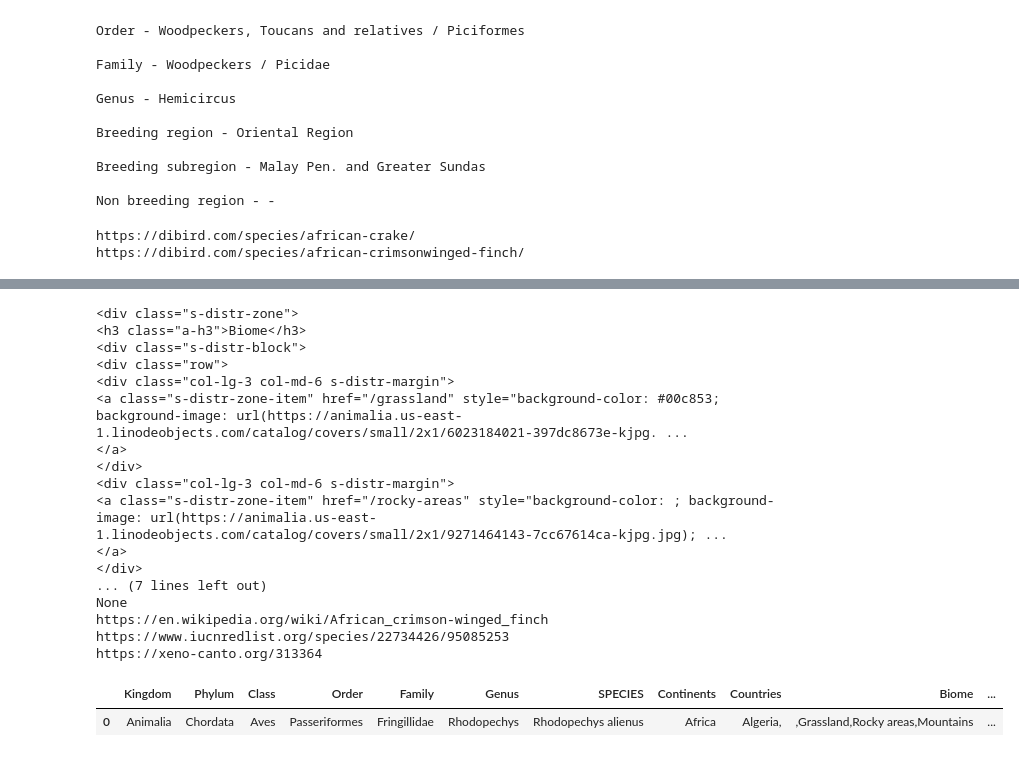
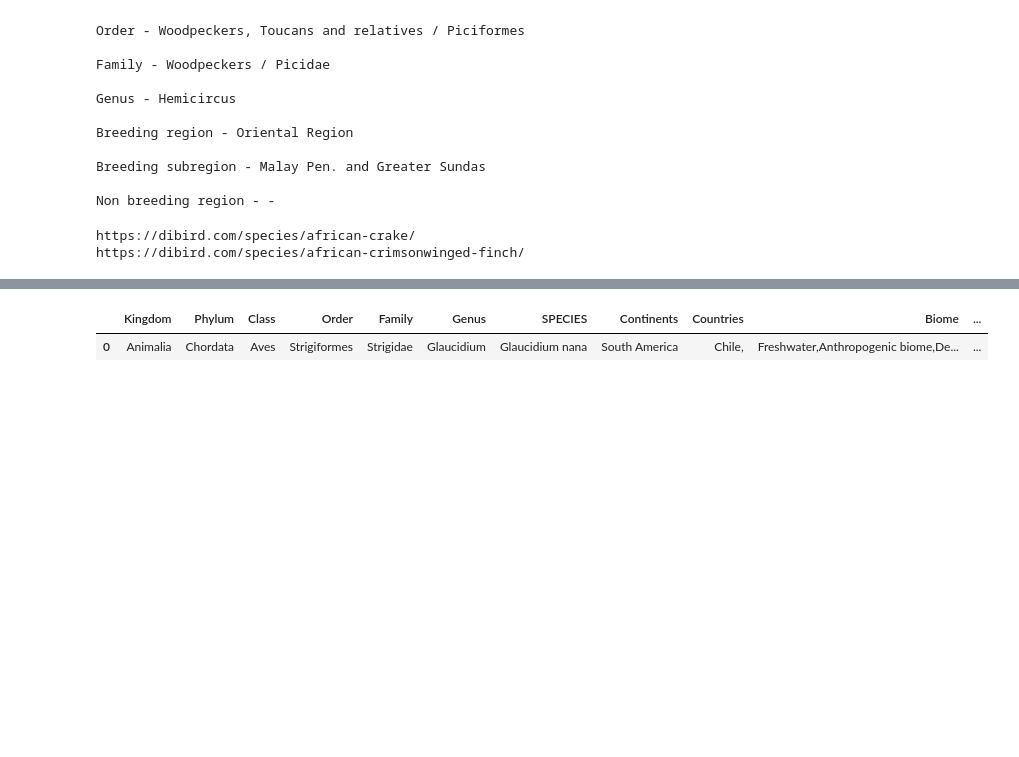
Before and after one commit to Mahanth-Maha/birds, a Jupyter notebook: scrape_datazone.ipynb, the cells around one changed output, grey strips where cells are left out. Saved outputs shown, nothing was run; the diff lists cells and outputs as text; code cells hidden in the pictures; blank space fills up the shorter version.

Commit message:
animalia

```diff
--- a/scrape_datazone.ipynb
+++ b/scrape_datazone.ipynb
@@ -162,104 +162,89 @@ dibird.head(5)
 # %%
 URL = 'https://animalia.bio/african-crimson-winged-finch'
 # %%
-# URL = 'https://animalia.bio/austral-pygmy-owl'
+URL = 'https://animalia.bio/austral-pygmy-owl'
 # %%
 d = {}
 page = requests.get(URL)
 soup = BeautifulSoup(page.content, "html.parser")
-# print(sections)
-key = []
-values = []
+# key = []
+# values = []
 section_main = soup.find("section",class_="s-char")
 if section_main:
     for i,j in zip(section_main.find_all('div',class_="s-char-kinds__attr"),section_main.find_all(('a','div'),class_="s-char-kinds__name")):
         title = i.text
-        key.append(title.strip())
+        # key.append(title.strip())
         info = j.text
-        values.append(info.strip())
+        # values.append(info.strip())
         d[title.strip()] = info.strip()
 section_dist = soup.find("section",class_="s-distr")
 if section_dist:
     for i,j in zip(section_dist.find_all('div',class_="s-distr-geography__slug"),section_dist.find_all(('a','div'),class_="s-distr-geography__link")):
         title = i.text
-        key.append(title.strip())
+        # key.append(title.strip())
         info = j.text
-        values.append(info.strip())
+        # values.append(info.strip())
         d[title.strip()] = info.strip()
 section_dist_zone = soup.find("div",class_="s-distr-zone")
-print(section_dist_zone)
+# print(section_dist_zone)
 if section_dist_zone:
     title = ''
     for i in section_dist_zone.find_all('span'):
         title = title + ',' + i.text.strip()
-    key.append('Biome')
-    values.append(title.strip())
-    d['Biome'] = title.strip()
+    # key.append('Biome')
+    # values.append(title.strip())
+    d['Biome'] = title.strip()[1:]
 
 # HABITAT ON HOLD ?
-'''section_hbt = soup.find("section",class_="s-population-block")
+section_hbt = soup.find("section",class_="s-habbit")
+#
+# print(section_hbt)
 if section_hbt:
     for i,j in zip(section_hbt.find_all('div',class_="s-habbit-group__slug"),section_hbt.find_all(('a','div'),class_="col-sm-9")):
         title = i.text
-        key.append(title.strip())
+        # key.append(title.strip())
     # values = []
     # for j in section_pop.find_all(('a','div'),class_="s-population__link"):
         info = j.text
-        values.append(info.strip())
-        d[title.strip()] = info.strip()'''
+        # values.append(info.strip())
+        if title.strip().lower() != "BIRD'S CALL".lower():
+            d[title.strip()] = ','.join(info.strip().split('\n'))
 
 section_pop = soup.find("section",class_="s-population-block")
 if section_pop:
     for i,j in zip(section_pop.find_all('div',class_="s-population-slug"),section_pop.find_all(('a','div'),class_="s-population__link")):
         title = i.text
-        key.append(title.strip())
+        # key.append(title.strip())
     # values = []
     # for j in section_pop.find_all(('a','div'),class_="s-population__link"):
         info = j.text
-        values.append(info.strip())
+        # values.append(info.strip())
         d[title.strip()] = info.strip()
 
 section_ref = soup.find("section",class_="s-ref")
 # print(section_ref)
 if section_ref:
-    key.append('References')
+    # key.append('References')
     # values = []
     info = ''
     for j in section_ref.find_all('a'):
         k = j.get('href')
         if k:
             info = info + ',' + str(k)
-        print(j.get('href'))
-    values.append(info.strip())
-    d['Ref'] = info.strip()
+        # print(j.get('href'))
+    # values.append(info.strip())
+    d['Ref'] = info.strip()[1:]
 
 
 # for i,j in zip(key,values):
 #     d[i] = j
 d2 = {}
 for i in d:
     d2[i] = [d[i]]
 d2['Animalia_Link'] = [URL]
 # d2['Common Name'] = [bird_name]
 # return pd.DataFrame(d2)
 pd.DataFrame(d2)
 # %% [output]
-<div class="s-distr-zone">
-<h3 class="a-h3">Biome</h3>
-<div class="s-distr-block">
-<div class="row">
-<div class="col-lg-3 col-md-6 s-distr-margin">
-<a class="s-distr-zone-item" href="/grassland" style="background-color: #00c853; background-image: url(https://animalia.us-east-1.linodeobjects.com/catalog/covers/small/2x1/6023184021-397dc8673e-kjpg. ...
-</a>
-</div>
-<div class="col-lg-3 col-md-6 s-distr-margin">
-<a class="s-distr-zone-item" href="/rocky-areas" style="background-color: ; background-image: url(https://animalia.us-east-1.linodeobjects.com/catalog/covers/small/2x1/9271464143-7cc67614ca-kjpg.jpg); ...
-</a>
-</div>
-... (7 lines left out)
-None
-https://en.wikipedia.org/wiki/African_crimson-winged_finch
-https://www.iucnredlist.org/species/22734426/95085253
-https://xeno-canto.org/313364
 |  | Kingdom | Phylum | Class | Order | Family | Genus | SPECIES | Continents | Countries | Biome | ... |
-| 0 | Animalia | Chordata | Aves | Passeriformes | Fringillidae | Rhodopechys | Rhodopechys alienus | Africa | Algeria, | ,Grassland,Rocky areas,Mountains | ... |
+| 0 | Animalia | Chordata | Aves | Strigiformes | Strigidae | Glaucidium | Glaucidium nana | South America | Chile, | Freshwater,Anthropogenic biome,De... | ... |
```
Also changed, not shown: parts of 1 cell of this notebook, 21 other files.
